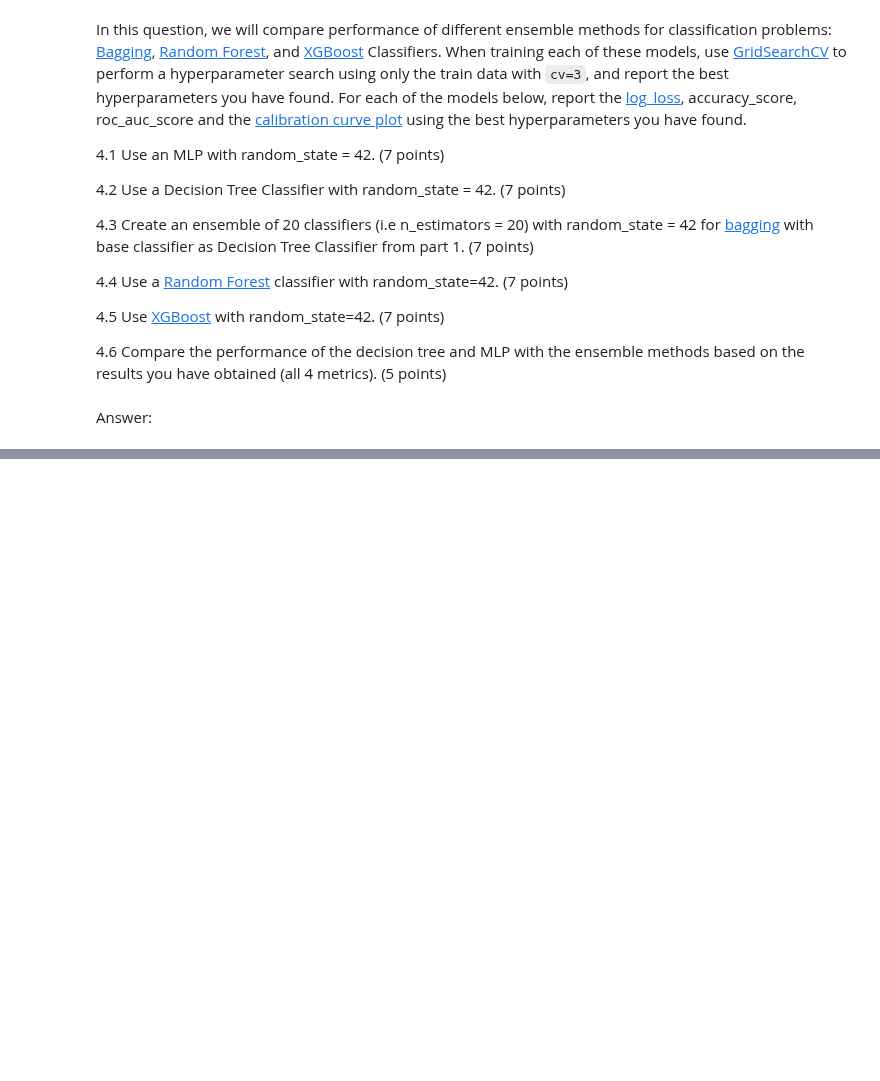
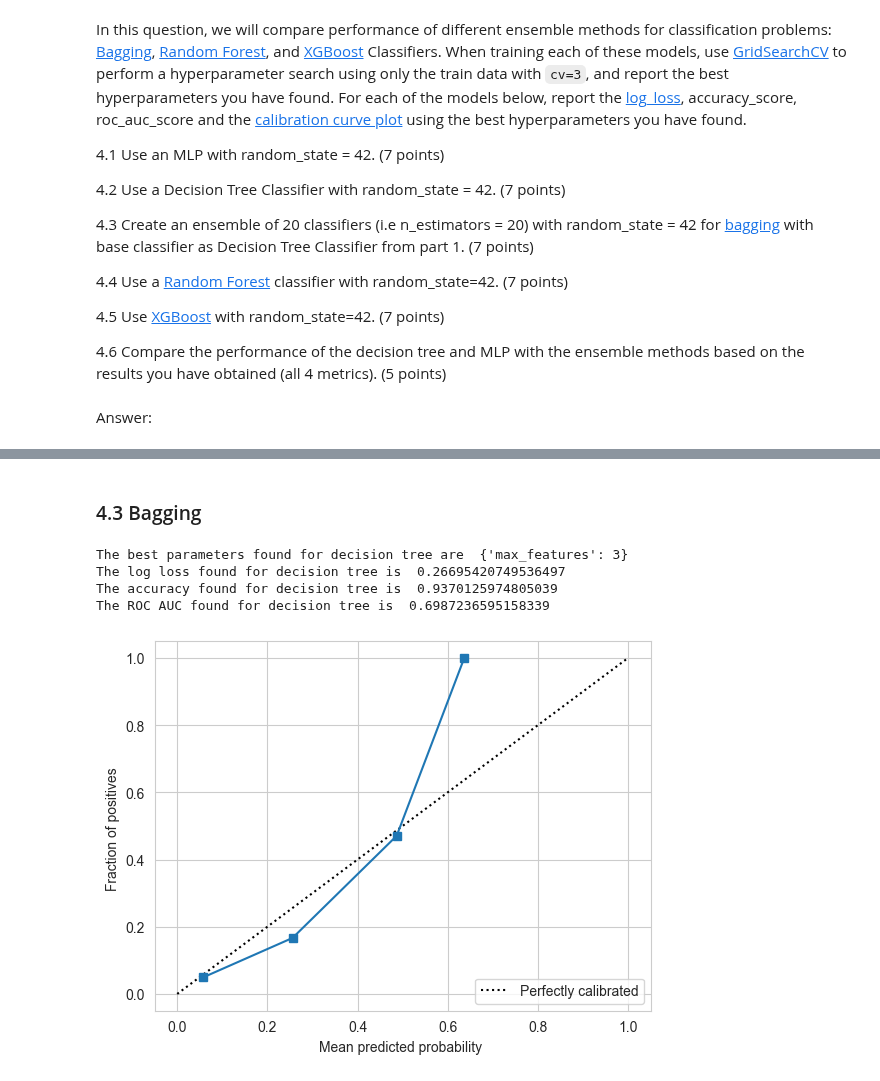
Before and after one commit to rreece15/ECE461P, a Jupyter notebook: Lab5/HW5.ipynb, the cells around one changed output, grey strips where cells are left out. Cells and saved outputs as stored; diff of their text form; code cells hidden in the pictures; blank space fills up the shorter version.

```diff
--- a/Lab5/HW5.ipynb
+++ b/Lab5/HW5.ipynb
@@ -407,0 +413,13 @@ Answer:
+# %% [markdown]
+### 4.3 Bagging
+# %%
+bag = BaggingClassifier(estimator=dt, n_estimators=20, random_state=42)
+params = {'max_features': [1,2,3]}
+
+grid_search(bag,params,"decision tree")
+# %% [output]
+The best parameters found for decision tree are  {'max_features': 3}
+The log loss found for decision tree is  0.26695420749536497
+The accuracy found for decision tree is  0.9370125974805039
+The ROC AUC found for decision tree is  0.6987236595158339
+[figure, added]
```
Also changed, not shown: parts of 14 cells of this notebook.
